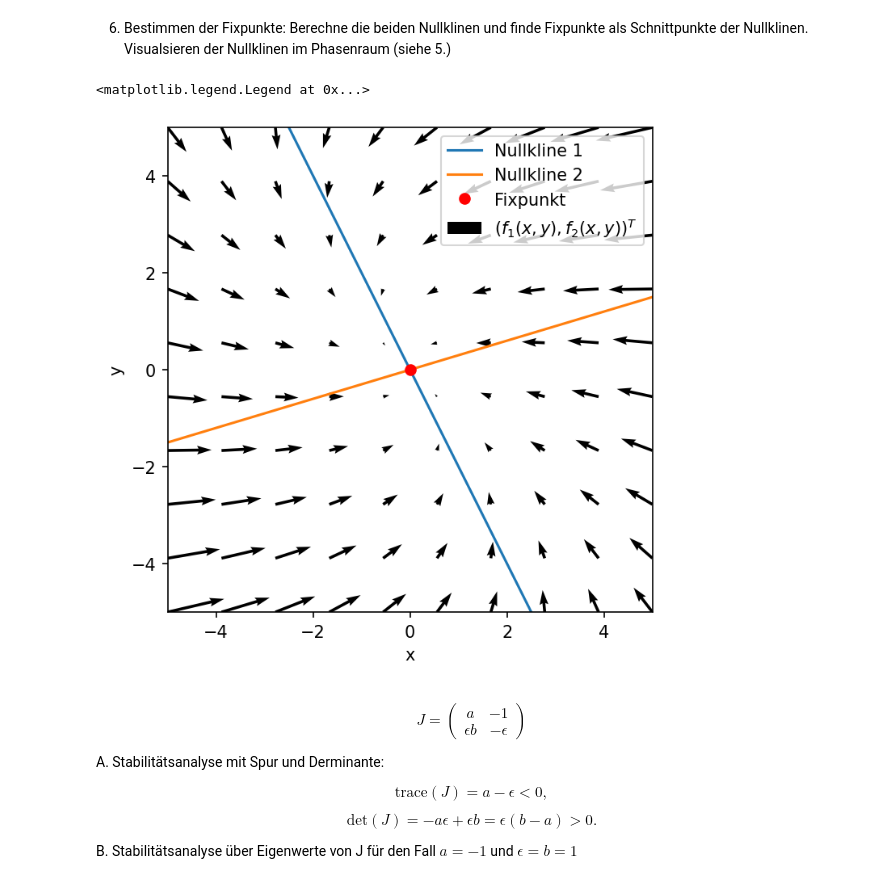
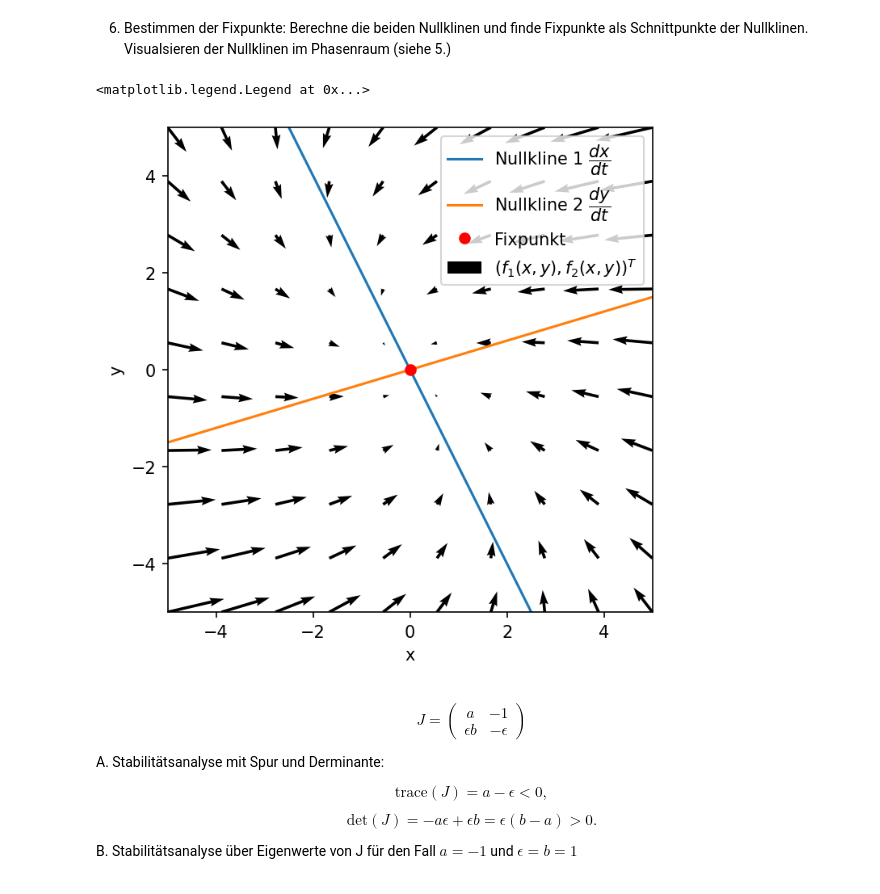
Before and after one commit to F10r1an/ComputationalBiology, a Jupyter notebook: Part 1/Week3.ipynb, the cells around one changed output. Cells and saved outputs as stored; diff of their text form; code cells hidden in the pictures.

```diff
--- a/Part 1/Week3.ipynb
+++ b/Part 1/Week3.ipynb
@@ -366,24 +367,24 @@ ax.legend()
 # %%
 def nullcline_f1(x):
     return a*x
 
 def nullcline_f2(x):
     return b*x
 
 fig = plt.figure(figsize=(5,5), dpi=150)
 ax = fig.add_axes([0.15,0.15,.8,.8])
 ax.quiver(xx,yy,dxdt,dydt, label=r'$(f_1(x,y),f_2(x,y))^T$')
-ax.plot(x,nullcline_f1(x), label='Nullkline 1')
-ax.plot(x,nullcline_f2(x), label='Nullkline 2')
+ax.plot(x,nullcline_f1(x), label=r'Nullkline 1 $\dfrac{dx}{dt}$')
+ax.plot(x,nullcline_f2(x), label=r'Nullkline 2 $\dfrac{dy}{dt}$')
 ax.plot([0],[0], 'ro', label='Fixpunkt')
 ax.set_ylim(y_min, y_max)
 ax.set_xlim(x_min, x_max)
 ax.set_xlabel('x')
 ax.set_ylabel('y')
 ax.legend()
 # %% [output]
 <matplotlib.legend.Legend at 0x...>
-[figure, old version]
+[figure, new version]
 # %% [markdown]
 $$
 J=
```
Also changed, not shown: parts of 5 cells of this notebook, 4 other files.
